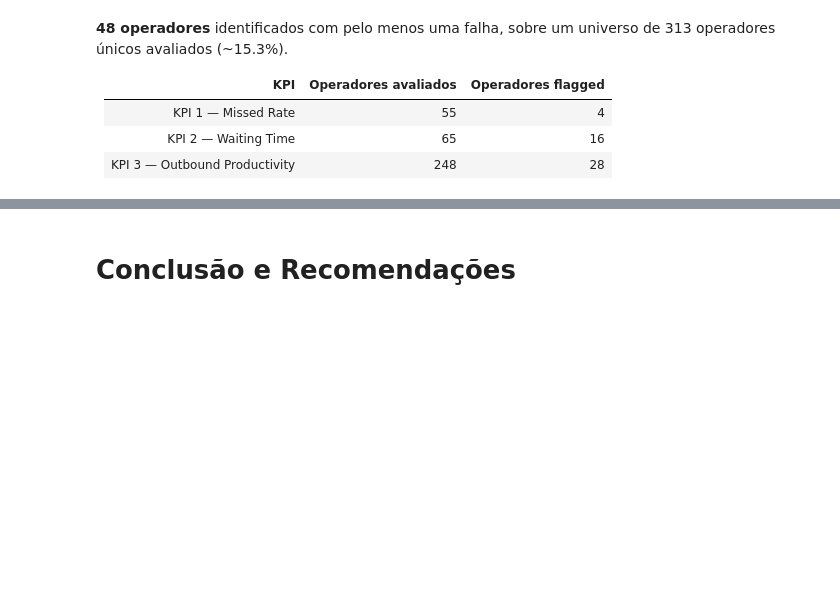
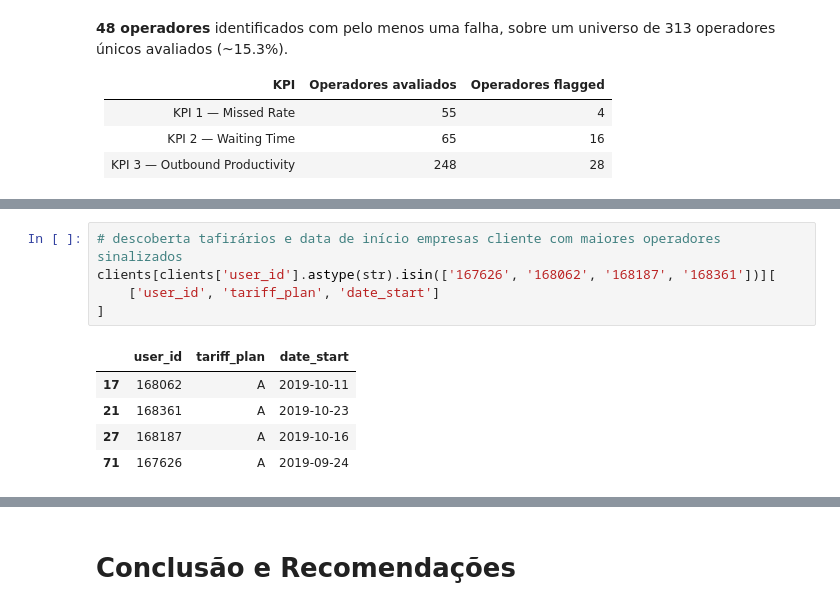
Before and after one commit to rodriguesbrian/tt14_call_me_maybe_project, a Jupyter notebook: notebook/analysis.ipynb, the cells around one changed output, grey strips where cells are left out. Saved outputs shown, nothing was run; the diff lists cells and outputs as text; blank space fills up the shorter version.

```diff
--- a/notebook/analysis.ipynb
+++ b/notebook/analysis.ipynb
@@ -1632,0 +1637,11 @@ print(company_pattern.to_string())
+# %%
+# descoberta tafirários e data de início empresas cliente com maiores operadores sinalizados
+clients[clients['user_id'].astype(str).isin(['167626', '168062', '168187', '168361'])][
+    ['user_id', 'tariff_plan', 'date_start']
+]
+# %% [output]
+|  | user_id | tariff_plan | date_start |
+| 17 | 168062 | A | 2019-10-11 |
+| 21 | 168361 | A | 2019-10-23 |
+| 27 | 168187 | A | 2019-10-16 |
+| 71 | 167626 | A | 2019-09-24 |
```
Also changed, not shown: parts of 34 cells of this notebook.
